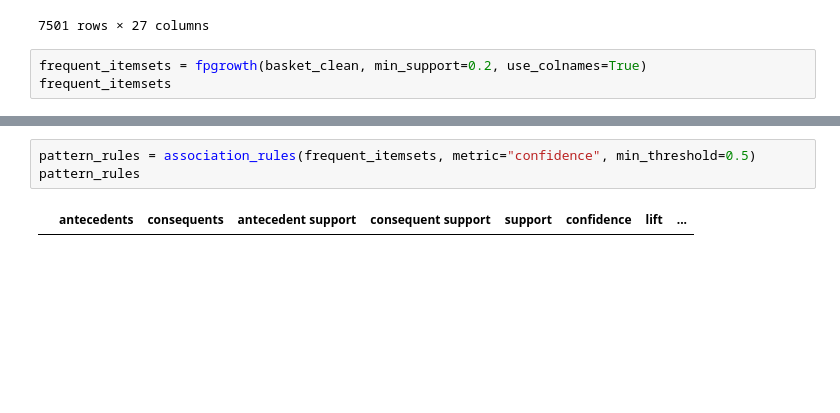
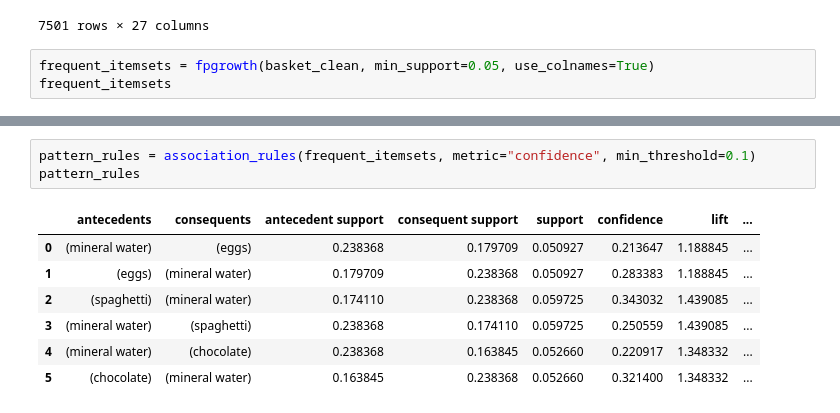
Before and after one commit to Park-HY-00/BAV, a Jupyter notebook: week14-practice.ipynb, the cells around one changed output, grey strips where cells are left out. Cells and saved outputs as stored; diff of their text form; blank space fills up the shorter version.

```diff
--- a/week14-practice.ipynb
+++ b/week14-practice.ipynb
@@ -115,7 +115,7 @@ dataframe
 | 7500 | False | False | False | False | False | False | False | False | False | False | ... | ... |
 7501 rows × 27 columns
 # %%
-frequent_itemsets = fpgrowth(basket_clean, min_support=0.2, use_colnames=True)
+frequent_itemsets = fpgrowth(basket_clean, min_support=0.05, use_colnames=True)
 frequent_itemsets
 # %% [output]
 |  | support | itemsets |
@@ -123,5 +138,11 @@ frequent_itemsets
 # %%
-pattern_rules = association_rules(frequent_itemsets, metric="confidence", min_threshold=0.5)
+pattern_rules = association_rules(frequent_itemsets, metric="confidence", min_threshold=0.1)
 pattern_rules
 # %% [output]
 |  | antecedents | consequents | antecedent support | consequent support | support | confidence | lift | ... |
+| 0 | (mineral water) | (eggs) | 0.238368 | 0.179709 | 0.050927 | 0.213647 | 1.188845 | ... |
+| 1 | (eggs) | (mineral water) | 0.179709 | 0.238368 | 0.050927 | 0.283383 | 1.188845 | ... |
+| 2 | (spaghetti) | (mineral water) | 0.174110 | 0.238368 | 0.059725 | 0.343032 | 1.439085 | ... |
+| 3 | (mineral water) | (spaghetti) | 0.238368 | 0.174110 | 0.059725 | 0.250559 | 1.439085 | ... |
+| 4 | (mineral water) | (chocolate) | 0.238368 | 0.163845 | 0.052660 | 0.220917 | 1.348332 | ... |
+| 5 | (chocolate) | (mineral water) | 0.163845 | 0.238368 | 0.052660 | 0.321400 | 1.348332 | ... |
```
Also changed, not shown: parts of 1 cell of this notebook, 3 other files.
